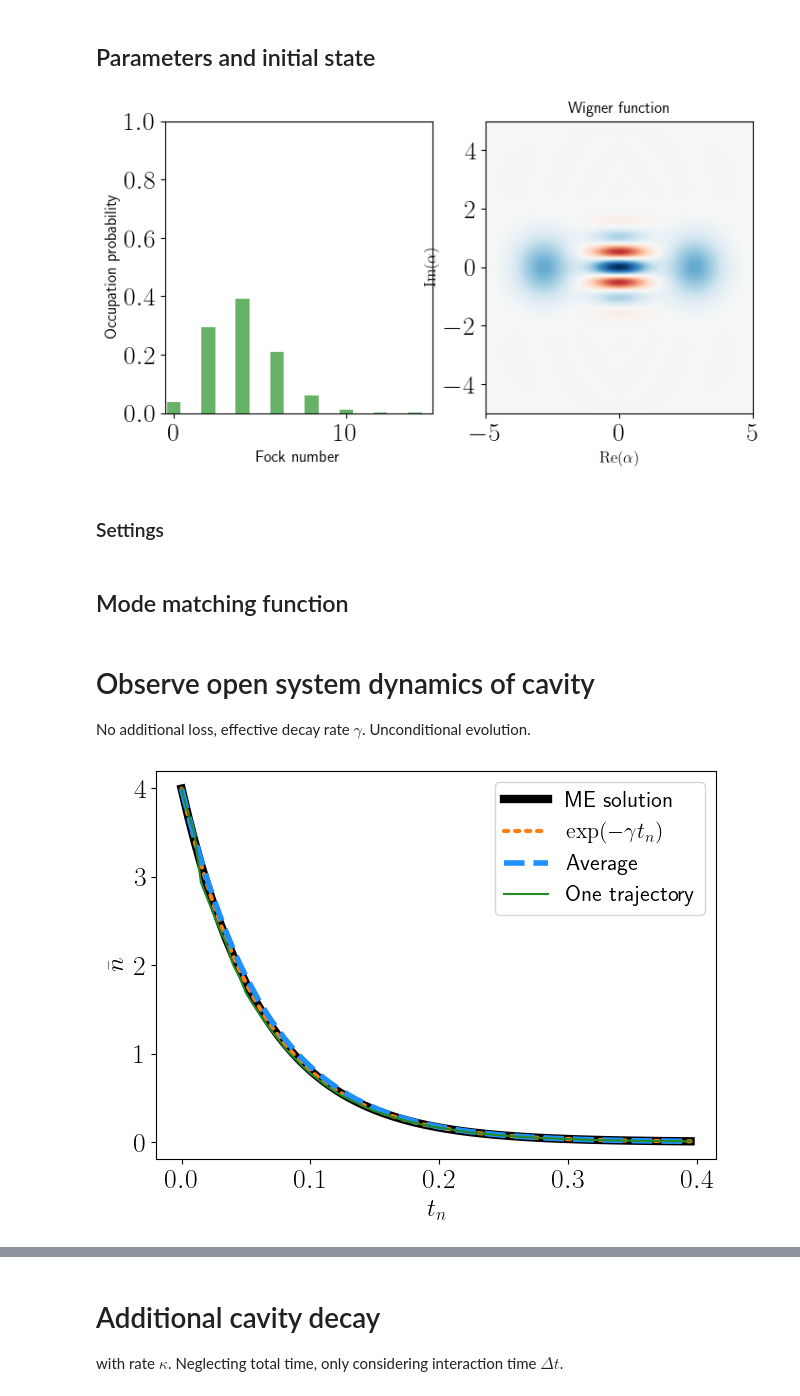
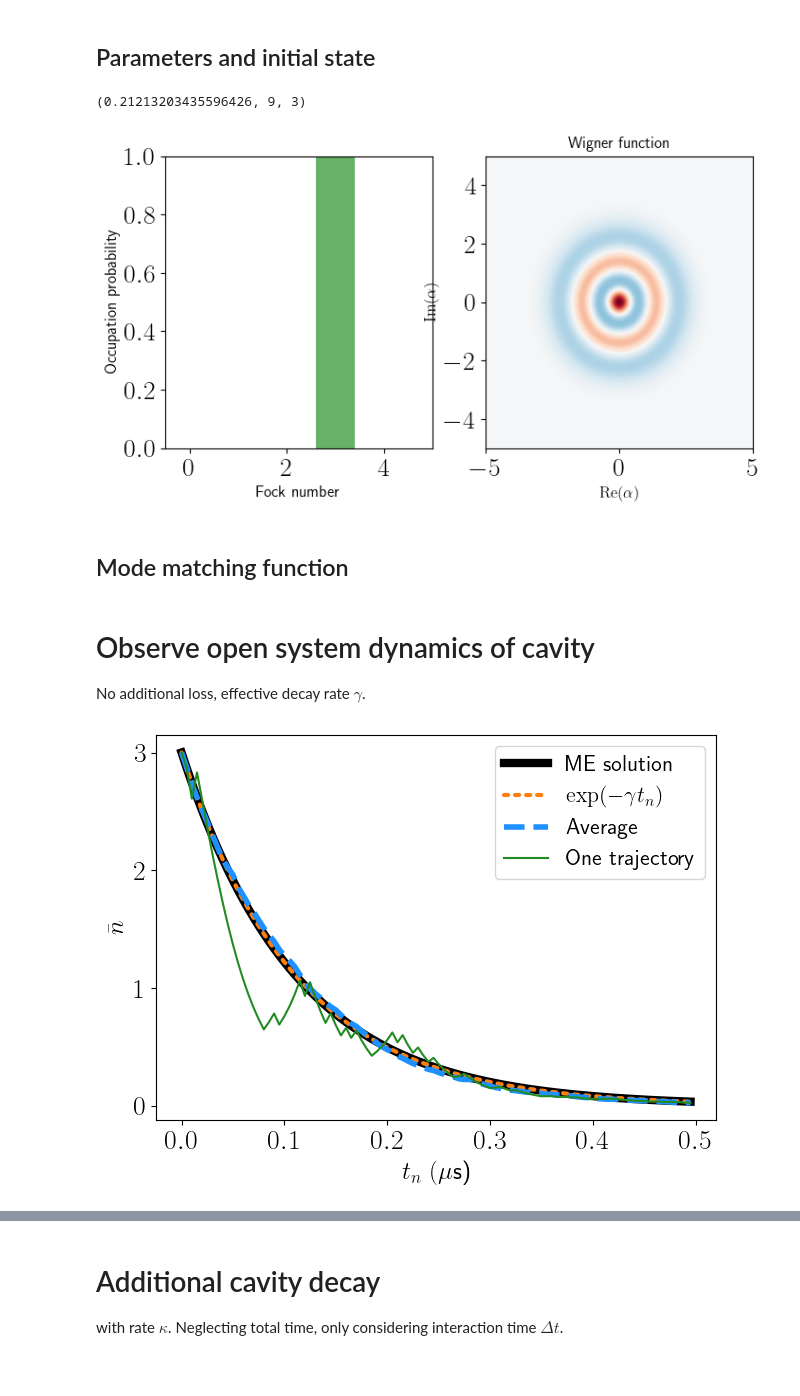
Before and after one commit to ingstra/qubitdyne, a Jupyter notebook: homodyne_open_system_dynamics.ipynb, the cells around one changed output, grey strips where cells are left out. Cells and saved outputs as stored; diff of their text form; code cells hidden in the pictures.

```diff
--- a/homodyne_open_system_dynamics.ipynb
+++ b/homodyne_open_system_dynamics.ipynb
@@ -13,11 +13,10 @@ from joblib import Parallel, delayed
 # %% [markdown]
 ## Define basic operators
 # %%
-N=15
+N=5
 
 idc = qeye(N)
 ida = qeye(2)
-N_cav = tensor(num(N), ida)
 
 a  = tensor(destroy(N), ida)
 sm = tensor(idc, destroy(2)) # note that this is not qutip's sigmam() definition
@@ -28,6 +27,8 @@ sz = tensor(idc, sigmaz())
 
 proj0 = tensor(idc, basis(2,0).proj())
 proj1 = tensor(idc, basis(2,1).proj())
+
+N_cav = tensor(num(N), ida)
 # %% [markdown]
 ## Define unitaries
 # %%
@@ -54,39 +55,29 @@ def U_gint(gint):
 ## Parameters and initial state
 # %%
 # number of qubit measurements per trajectory
-Nmeas = 80
+Nmeas = 100
 
 # number of trajectories
 Ntrajs = 100
 
 # interaction strength
-g = 4
+g = 3
 
 delta_t = 0.005
 
 gamma = g**2
 
-#################
-
-gint =  2#np.sqrt(gamma*delta_t)
-#gamma = gint**2/delta_t
-#g = np.sqrt(gamma)
-
 # effective interaction strength
 gint = np.sqrt(gamma*delta_t)
 
 # initialize state
-alpha = 2
-initial_cavity = (coherent(N, alpha) + coherent(N,-alpha)).unit()
 
-#initial_cavity = fock(N,1)
-
+initial_cavity = fock(N,3)
 psi0 = tensor(initial_cavity, basis(2,0))
 n_init = expect(N_cav, psi0)
+plot_wigner_fock_distribution(initial_cavity, alpha_max=5)
 
-
-plot_wigner_fock_distribution(initial_cavity, alpha_max=5);
+gint, gamma, g
 # %% [output]
+(0.21213203435596426, 9, 3)
-[figure, old version]
+[figure, new version]
-# %% [markdown]
-### Settings
@@ -113,7 +91,7 @@ nsteps = np.linspace(0,Nmeas-1,Nmeas)
 weights=(gint/np.sqrt(2))*np.exp(-nsteps*(gint**2/2))
 # %% [markdown]
 # Observe open system dynamics of cavity
-No additional loss, effective decay rate $\gamma$. Unconditional evolution.
+No additional loss, effective decay rate $\gamma$.
 # %%
 U_int = H_int(g, delta_t)
 
@@ -155,18 +138,15 @@ tlist = nsteps*delta_t
 c_op=[np.sqrt(gamma)*a] # decay rate gamma
 sol = mesolve(0*a, psi0, tlist, c_ops=c_op, e_ops=[N_cav])
 # %%
-#, dashes=(5, 4)
-
 plt.plot(tlist, sol.expect[0],'k',linewidth=6, label='ME solution')
 plt.plot(tlist, n_init*np.exp(-gamma*tlist),'C1',linestyle=':', dash_capstyle = 'round', linewidth=3, label='$\exp(-\gamma t_n)$')
 plt.plot(tlist, n_cav_avg/Ntrajs,'dodgerblue', linestyle='--', linewidth=4, label='Average')
 plt.plot(tlist, n_cav, 'forestgreen', label='One trajectory')
 
-plt.xlabel(r'$t_n$')
+plt.xlabel(r'$t_n\ (\mu$s)')
 plt.ylabel(r'$\bar n$')
 
 plt.legend()
 plt.tight_layout()
-#plt.savefig('decay_trajs.pdf', transparent=True)
 # %% [output]
-[figure, old version]
+[figure, new version]
```
Also changed, not shown: parts of 29 cells of this notebook.
